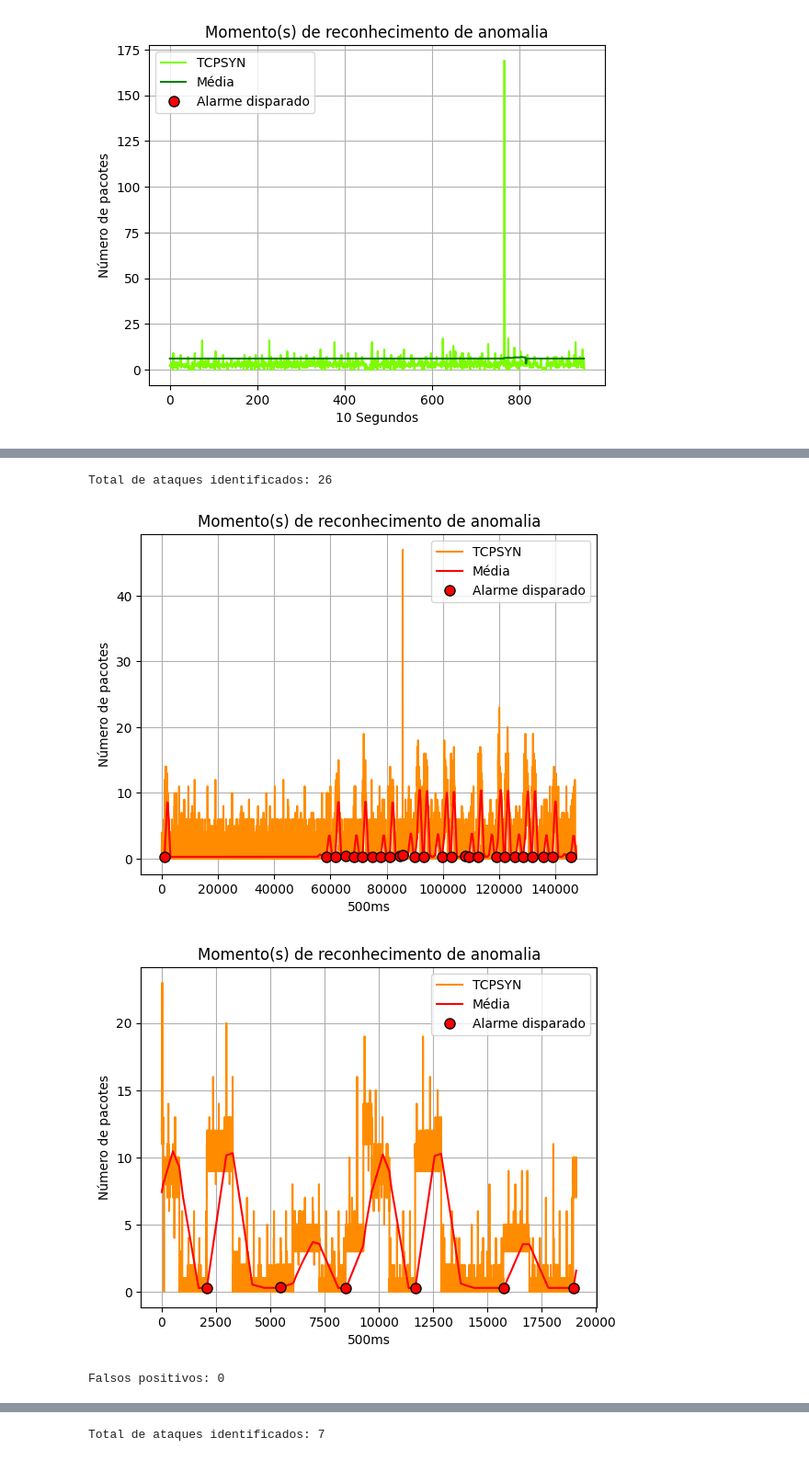
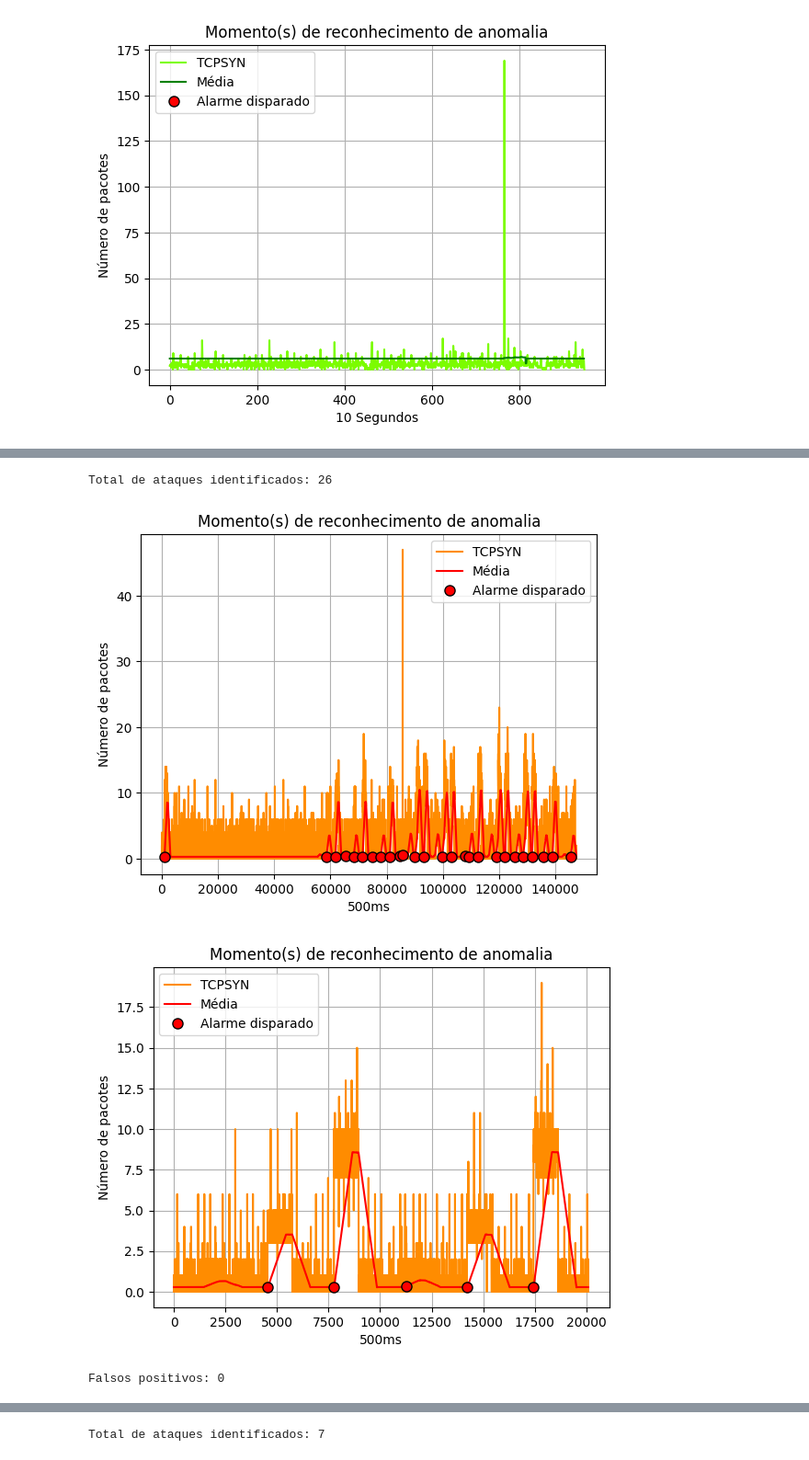
Before and after one commit to hflautert/AnomalyDetection, a Jupyter notebook: AnomaliaTCPSYN.ipynb, the cells around one changed output, grey strips where cells are left out. Shown at 92% size. Cells and saved outputs as stored; diff of their text form; code cells hidden in the pictures.

```diff
--- a/AnomaliaTCPSYN.ipynb
+++ b/AnomaliaTCPSYN.ipynb
@@ -164,31 +164,31 @@ Falsos positivos: 0
 # %%
 ## Para reaproveitamento das chamadas
 dados_normal=dados_normal_500ms
 dados_ataque=dados_ataque_500ms
 unidade_de_tempo='500ms'
 delta=1.009
 intervalo=900
 taxa_minima=0.28
 
 ataques_reconhecidos,falsos_positivos,alarme_normal_pos,alarme_normal_val,alarme_ataque_pos,alarme_ataque_val,media_normal,media_ataque=fmm.aplica_modelo(dados_normal,dados_ataque,delta,intervalo,taxa_minima)
 
 print ("Total de ataques identificados:",ataques_reconhecidos)
 fmm.visualiza_alarmes(dados_ataque,alarme_ataque_pos,alarme_ataque_val,unidade_de_tempo,tipo_dos_pacotes,intervalo,'darkorange','r',media_ataque)
 # Recorte para aproximacao
-dados_ataque=dados_ataque[120000:140000]
+dados_ataque=dados_ataque[54000:75000]
 ataques_reconhecidos,falsos_positivos,alarme_normal_pos,alarme_normal_val,alarme_ataque_pos,alarme_ataque_val,media_normal,media_ataque=fmm.aplica_modelo(dados_normal,dados_ataque,delta,intervalo,taxa_minima)
 fmm.visualiza_alarmes(dados_ataque,alarme_ataque_pos,alarme_ataque_val,unidade_de_tempo,tipo_dos_pacotes,intervalo,'darkorange','r',media_ataque)
 
 print ("Falsos positivos:",falsos_positivos)
 fmm.visualiza_alarmes(dados_normal,alarme_normal_pos,alarme_normal_val,unidade_de_tempo,tipo_dos_pacotes,intervalo,'lawngreen','g',media_normal)
 # Recorte para aproximacao
 dados_normal=dados_normal[30000:35000]
 ataques_reconhecidos,falsos_positivos,alarme_normal_pos,alarme_normal_val,alarme_ataque_pos,alarme_ataque_val,media_normal,media_ataque=fmm.aplica_modelo(dados_normal,dados_ataque,delta,intervalo,taxa_minima)
 fmm.visualiza_alarmes(dados_normal,alarme_normal_pos,alarme_normal_val,unidade_de_tempo,tipo_dos_pacotes,intervalo,'lawngreen','g',media_normal)
 # %% [output]
 Total de ataques identificados: 26
 [figure]
-[figure, old version]
+[figure, new version]
 Falsos positivos: 0
 [figure]
 [figure]
```
Also changed, not shown: parts of 1 cell of this notebook.
